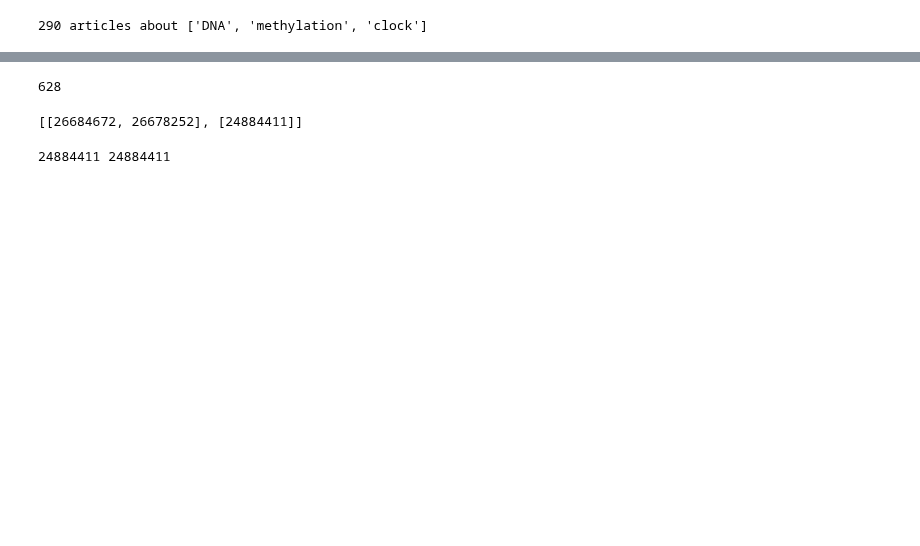
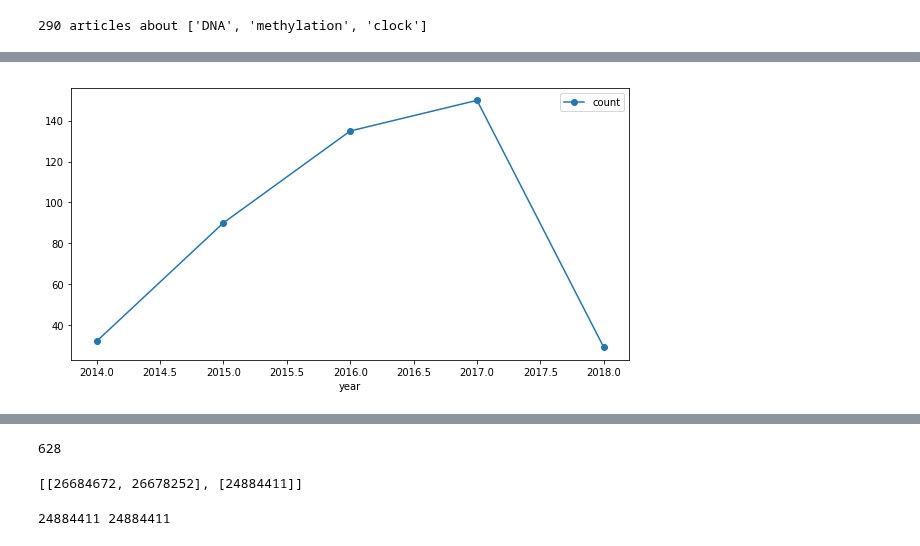
Before and after one commit to JetBrains-Research/pubtrends, a Jupyter notebook: models/key_papers.ipynb, the cells around one changed output, grey strips where cells are left out. Saved outputs shown, nothing was run; the diff lists cells and outputs as text; code cells hidden in the pictures; blank space fills up the shorter version.

Commit message:
Added timeline dynamics

```diff
--- a/models/key_papers.ipynb
+++ b/models/key_papers.ipynb
@@ -27,0 +102,9 @@ print(f'{len(results)} articles about {terms}')
+# %%
+def plot_citation_timeline(pmid):
+    df_sel = df[df['pmid'] == pmid].reset_index()
+    df_sel.plot('year', 'count', marker='o', figsize=(10, 5))
+# %%
+# DNA methylation age of human tissues and cell types. Horvath S.
+plot_citation_timeline(24138928)
+# %% [output]
+[figure, added]
```
Also changed, not shown: parts of 29 cells of this notebook.
